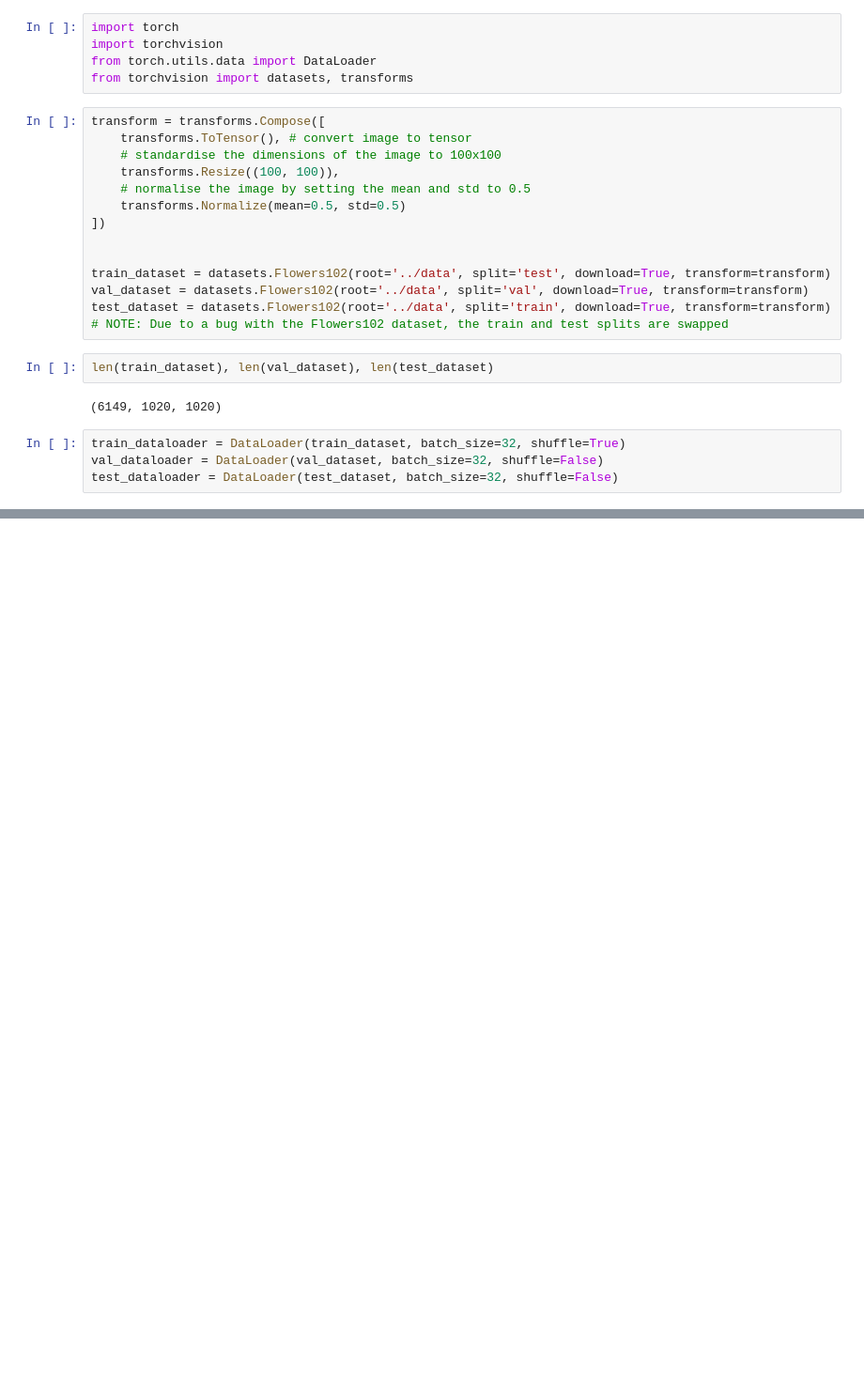
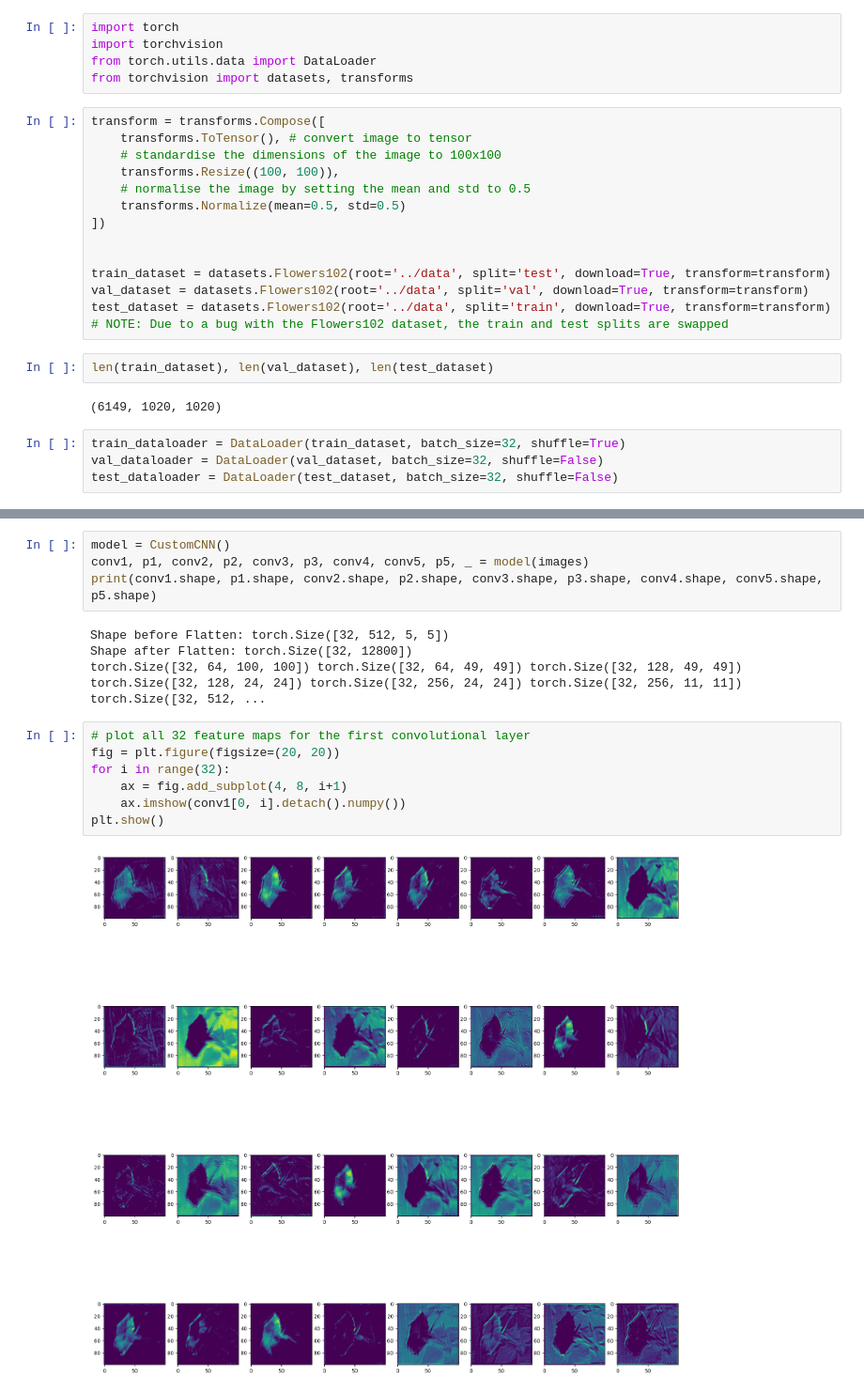
Before and after one commit to A-Alviento/ntu-sc4001-cnn-flower-classification-enhancement, a Jupyter notebook: notebooks/test_data.ipynb, the cells around one changed output, grey strips where cells are left out. Shown at 94% size. Cells and saved outputs as stored; diff of their text form; blank space fills up the shorter version.

```diff
--- a/notebooks/test_data.ipynb
+++ b/notebooks/test_data.ipynb
@@ -38,0 +59,17 @@ Labels: tensor([101,  50,  37,  88,  76,  96,  25,  52,  64,  37,  99,  93, 100,
+# %%
+model = CustomCNN()
+conv1, p1, conv2, p2, conv3, p3, conv4, conv5, p5, _ = model(images)
+print(conv1.shape, p1.shape, conv2.shape, p2.shape, conv3.shape, p3.shape, conv4.shape, conv5.shape, p5.shape)
+# %% [output]
+Shape before Flatten: torch.Size([32, 512, 5, 5])
+Shape after Flatten: torch.Size([32, 12800])
+torch.Size([32, 64, 100, 100]) torch.Size([32, 64, 49, 49]) torch.Size([32, 128, 49, 49]) torch.Size([32, 128, 24, 24]) torch.Size([32, 256, 24, 24]) torch.Size([32, 256, 11, 11]) torch.Size([32, 512, ...
+# %%
+# plot all 32 feature maps for the first convolutional layer
+fig = plt.figure(figsize=(20, 20))
+for i in range(32):
+    ax = fig.add_subplot(4, 8, i+1)
+    ax.imshow(conv1[0, i].detach().numpy())
+plt.show()
+# %% [output]
+[figure, added]
```
Also changed, not shown: parts of 4 cells of this notebook.
